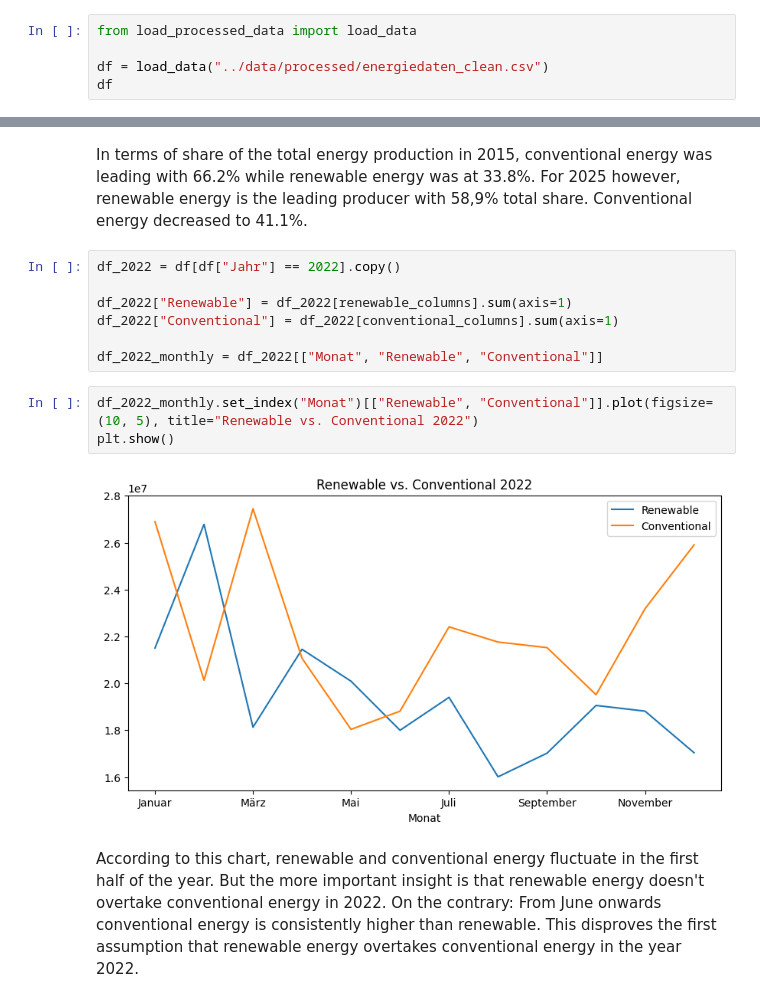
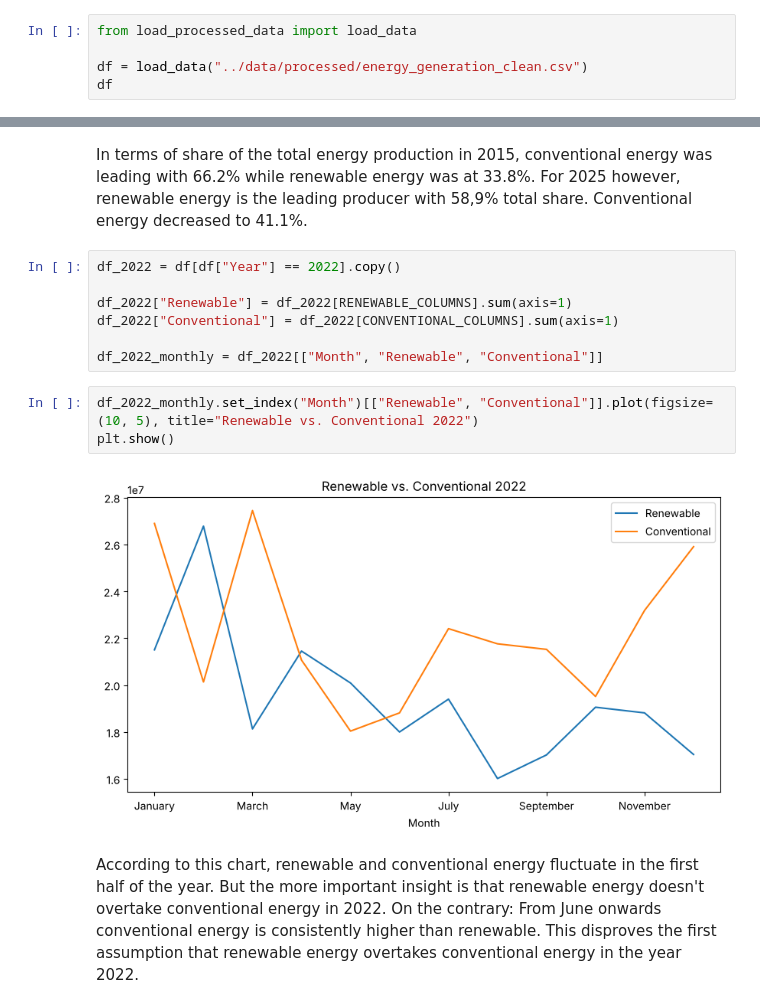
Before and after one commit to Yoem29/Energy-Development-Germany, a Jupyter notebook: notebooks/Analysis.ipynb, the cells around one changed output, grey strips where cells are left out. Cells and saved outputs as stored; diff of their text form.

```diff
--- a/notebooks/Analysis.ipynb
+++ b/notebooks/Analysis.ipynb
@@ -17,6 +17,6 @@ sys.path.append("../src")
 # %%
 from load_processed_data import load_data
 
-df = load_data("../data/processed/energiedaten_clean.csv")
+df = load_data("../data/processed/energy_generation_clean.csv")
 df
 # %% [output]
@@ -109,16 +102,16 @@ The share of energy production from conventional energy in 2025 is: 41.1 %
 In terms of share of the total energy production in 2015, conventional energy was leading with 66.2% while renewable energy was at 33.8%.
 For 2025 however, renewable energy is the leading producer with 58,9% total share. Conventional energy decreased to 41.1%.
 # %%
-df_2022 = df[df["Jahr"] == 2022].copy()
+df_2022 = df[df["Year"] == 2022].copy()
 
-df_2022["Renewable"] = df_2022[renewable_columns].sum(axis=1)
-df_2022["Conventional"] = df_2022[conventional_columns].sum(axis=1)
+df_2022["Renewable"] = df_2022[RENEWABLE_COLUMNS].sum(axis=1)
+df_2022["Conventional"] = df_2022[CONVENTIONAL_COLUMNS].sum(axis=1)
 
-df_2022_monthly = df_2022[["Monat", "Renewable", "Conventional"]]
+df_2022_monthly = df_2022[["Month", "Renewable", "Conventional"]]
 # %%
-df_2022_monthly.set_index("Monat")[["Renewable", "Conventional"]].plot(figsize=(10, 5), title="Renewable vs. Conventional 2022")
+df_2022_monthly.set_index("Month")[["Renewable", "Conventional"]].plot(figsize=(10, 5), title="Renewable vs. Conventional 2022")
 plt.show()
 # %% [output]
-[figure, old version]
+[figure, new version]
 # %% [markdown]
 According to this chart, renewable and conventional energy fluctuate in the first half of the year. But the more important insight is that renewable energy doesn't overtake conventional energy in 2022. On the contrary: From June onwards conventional energy is consistently higher than renewable. This disproves the first assumption that renewable energy overtakes conventional energy in the year 2022.
```
Also changed, not shown: parts of 23 cells of this notebook, 9 other files.
